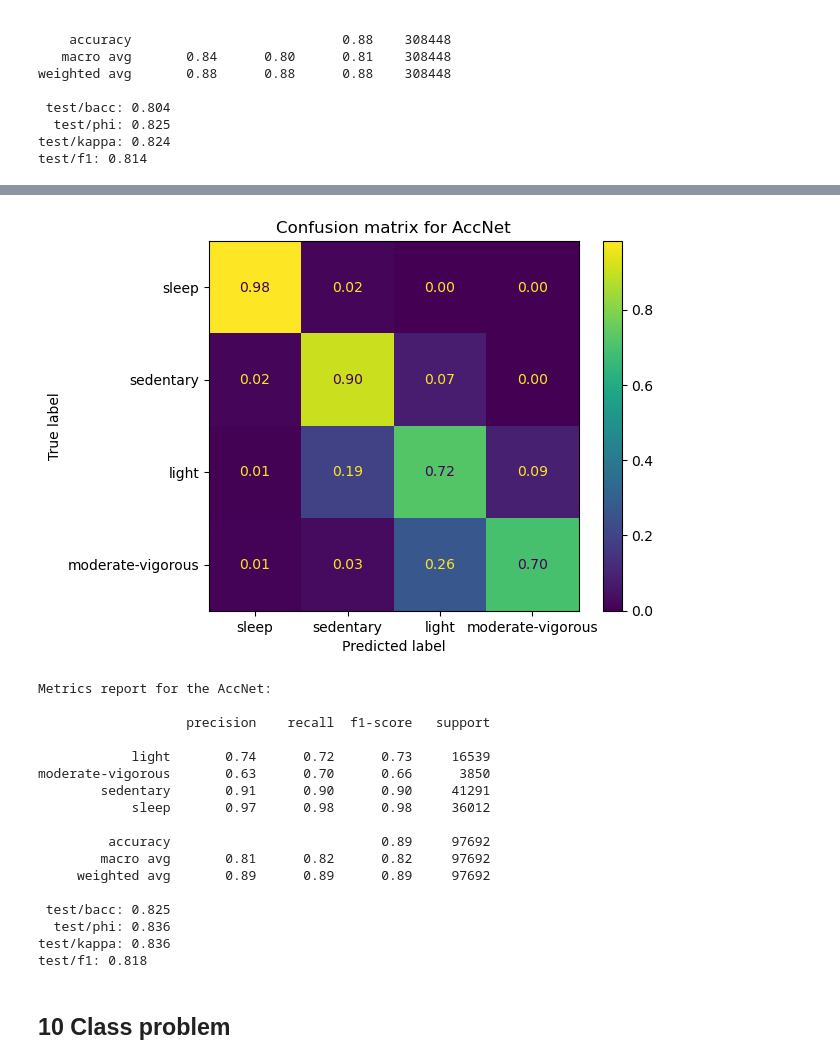
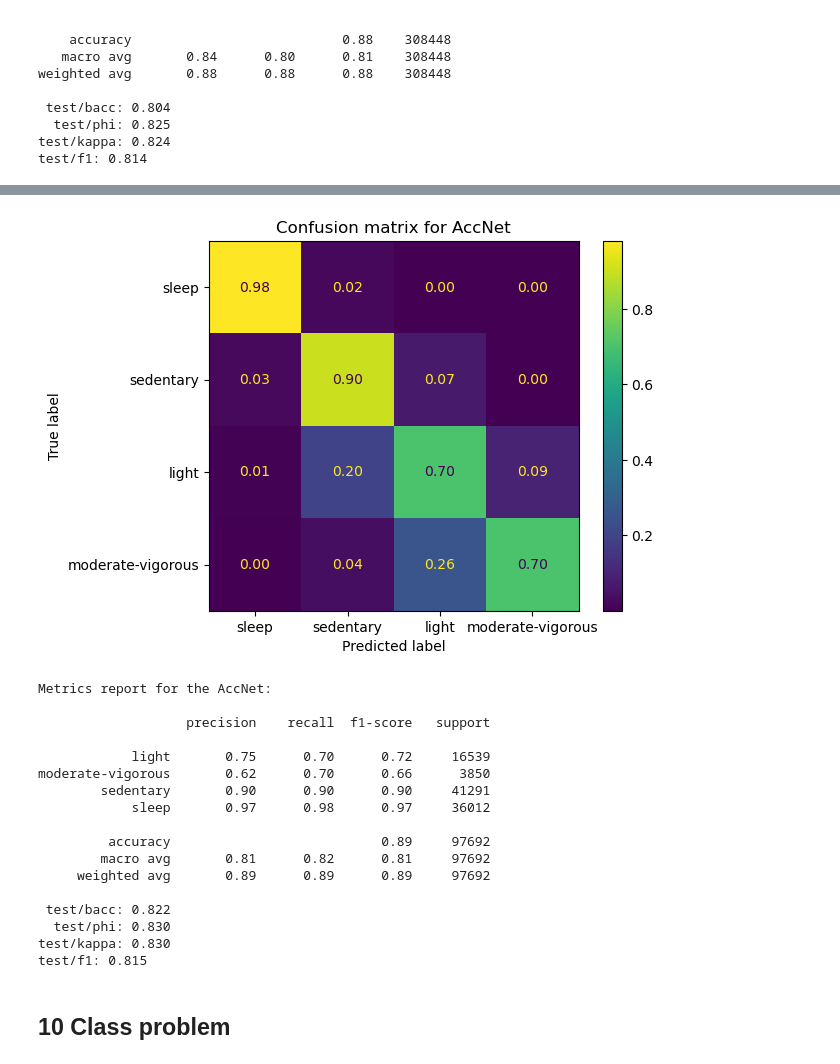
Before and after one commit to finlayscheib/capture24, a Jupyter notebook: Deep_models.ipynb, the cells around one changed output, grey strips where cells are left out. Drawn from its saved outputs; the diff is of its cells as text; code cells hidden in the pictures.

```diff
--- a/Deep_models.ipynb
+++ b/Deep_models.ipynb
@@ -206,42 +206,42 @@ test/f1: 0.818
 # %%
 # val
-pred = pd.read_csv("final_pred_test_Best.csv")
+pred = pd.read_csv("final_pred_test_test2.csv")
 ConfusionMatrixDisplay.from_predictions( pred['true_labels'], pred['model_preds'], labels=PAorder,
                                          normalize = 'true', values_format = '.2f')
 plt.title('Confusion matrix for AccNet')
 plt.show()
 print('Metrics report for the AccNet: \n')
 report = classification_report( pred['true_labels'], pred['model_preds'], digits=2)
 print(report)
 
 bacc = balanced_accuracy_score( pred['true_labels'], pred['model_preds'])
 kappa = cohen_kappa_score( pred['true_labels'], pred['model_preds'])
 phi = matthews_corrcoef(pred['true_labels'], pred['model_preds'])
 f1 = f1_score(pred['true_labels'], pred['model_preds'], average = 'macro')
 
 print(f" test/bacc: {bacc:.3f}")
 print(f"  test/phi: {phi:.3f}")
 print(f"test/kappa: {kappa:.3f}")
 print(f"test/f1: {f1:.3f}")
 # %% [output]
-[figure, old version]
+[figure, new version]
 Metrics report for the AccNet:
 
                    precision    recall  f1-score   support
 
-            light       0.74      0.72      0.73     16539
-moderate-vigorous       0.63      0.70      0.66      3850
-        sedentary       0.91      0.90      0.90     41291
-            sleep       0.97      0.98      0.98     36012
+            light       0.75      0.70      0.72     16539
+moderate-vigorous       0.62      0.70      0.66      3850
+        sedentary       0.90      0.90      0.90     41291
+            sleep       0.97      0.98      0.97     36012
 
          accuracy                           0.89     97692
-        macro avg       0.81      0.82      0.82     97692
+        macro avg       0.81      0.82      0.81     97692
      weighted avg       0.89      0.89      0.89     97692
 
- test/bacc: 0.825
-  test/phi: 0.836
-test/kappa: 0.836
-test/f1: 0.818
+ test/bacc: 0.822
+  test/phi: 0.830
+test/kappa: 0.830
+test/f1: 0.815
 # %% [markdown]
 ## 10 Class problem
 # %%
```
Also changed, not shown: parts of 2 cells of this notebook, 2 other files.
